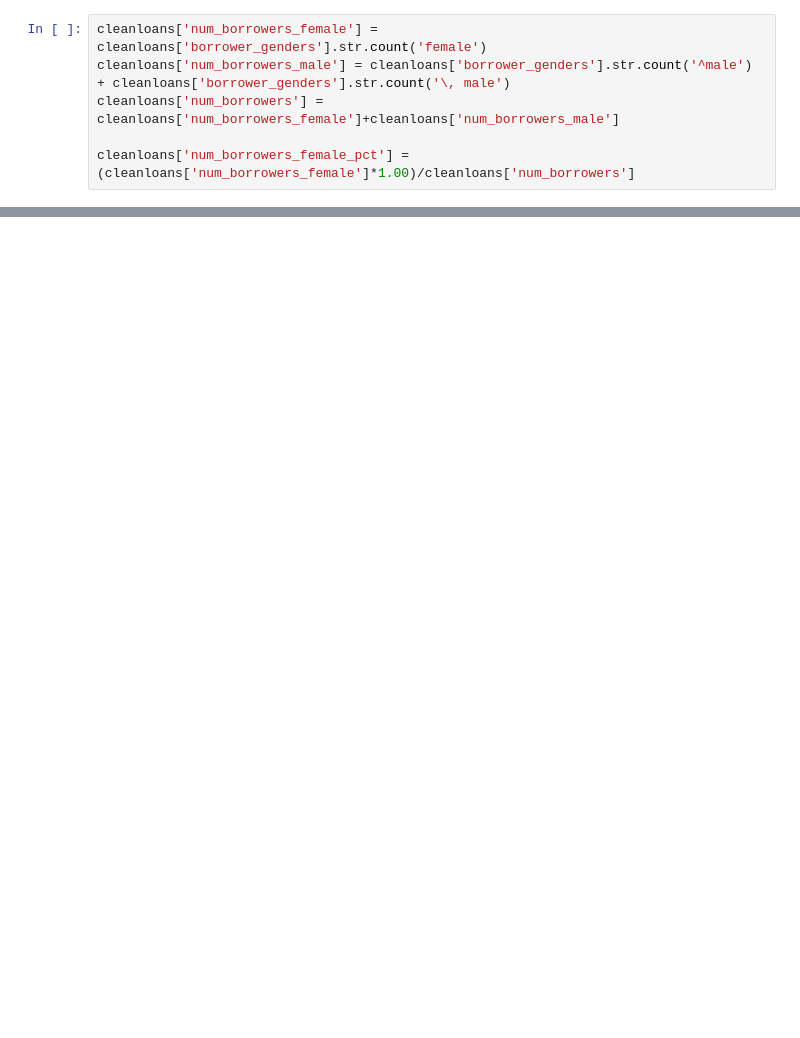
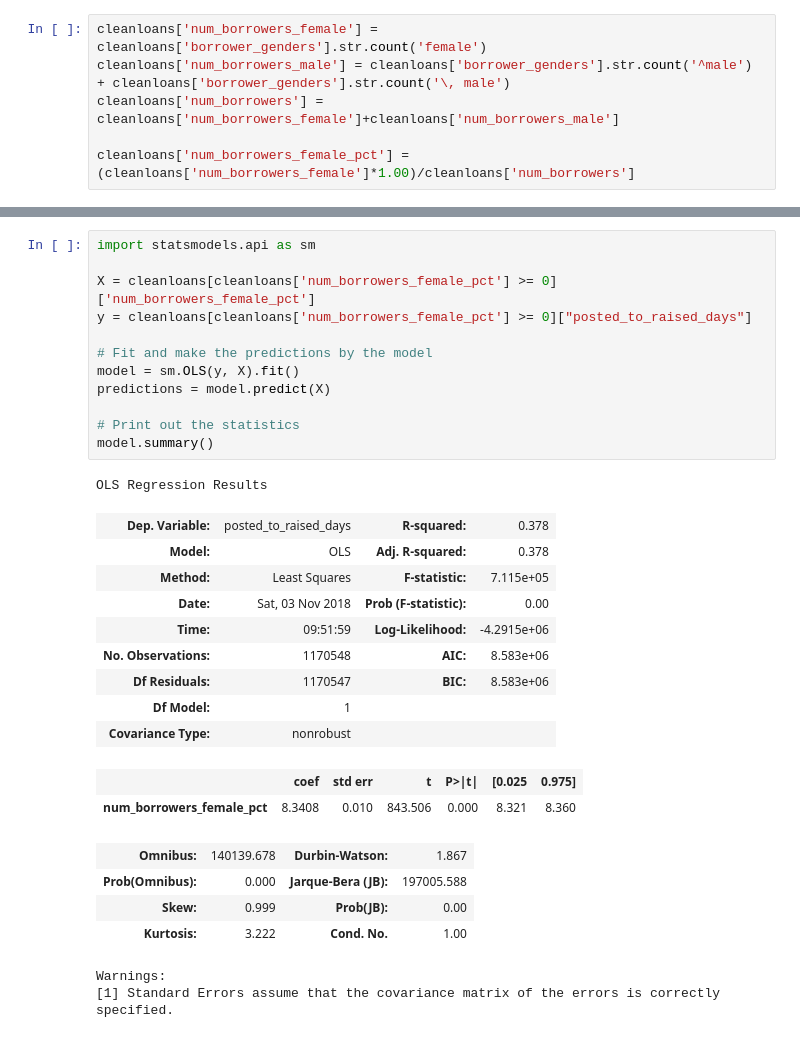
Before and after one commit to georgetown-analytics/Kiva, a Jupyter notebook: Kivainvestigation_Tom.ipynb, the cells around one changed output, grey strips where cells are left out. Drawn from its saved outputs; the diff is of its cells as text; blank space fills up the shorter version.

```diff
--- a/Kivainvestigation_Tom.ipynb
+++ b/Kivainvestigation_Tom.ipynb
@@ -81,0 +147,31 @@ cleanloans[cleanloans['num_borrowers_female_pct'] == .5]
+# %%
+import statsmodels.api as sm
+
+X = cleanloans[cleanloans['num_borrowers_female_pct'] >= 0]['num_borrowers_female_pct']
+y = cleanloans[cleanloans['num_borrowers_female_pct'] >= 0]["posted_to_raised_days"]
+
+# Fit and make the predictions by the model
+model = sm.OLS(y, X).fit()
+predictions = model.predict(X)
+
+# Print out the statistics
+model.summary()
+# %% [output]
+OLS Regression Results
+| Dep. Variable: | posted_to_raised_days | R-squared: | 0.378 |
+| Model: | OLS | Adj. R-squared: | 0.378 |
+| Method: | Least Squares | F-statistic: | 7.115e+05 |
+| Date: | Sat, 03 Nov 2018 | Prob (F-statistic): | 0.00 |
+| Time: | 09:51:59 | Log-Likelihood: | -4.2915e+06 |
+| No. Observations: | 1170548 | AIC: | 8.583e+06 |
+| Df Residuals: | 1170547 | BIC: | 8.583e+06 |
+| Df Model: | 1 |  |  |
+| Covariance Type: | nonrobust |  |  |
+|  | coef | std err | t | P>|t| | [0.025 | 0.975] |
+| num_borrowers_female_pct | 8.3408 | 0.010 | 843.506 | 0.000 | 8.321 | 8.360 |
+| Omnibus: | 140139.678 | Durbin-Watson: | 1.867 |
+| Prob(Omnibus): | 0.000 | Jarque-Bera (JB): | 197005.588 |
+| Skew: | 0.999 | Prob(JB): | 0.00 |
+| Kurtosis: | 3.222 | Cond. No. | 1.00 |
+Warnings:
+[1] Standard Errors assume that the covariance matrix of the errors is correctly specified.
```
Also changed, not shown: parts of 13 cells of this notebook.
